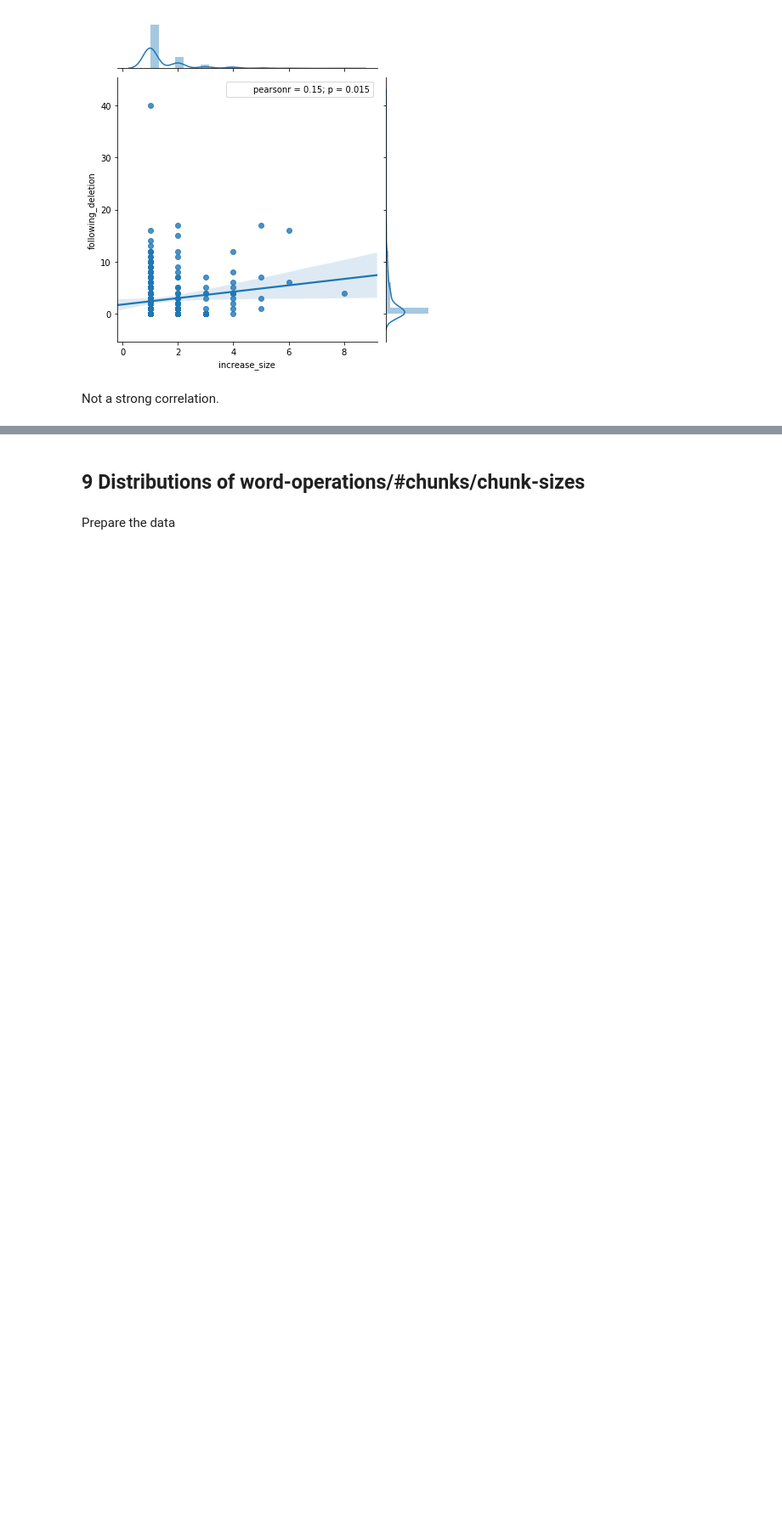
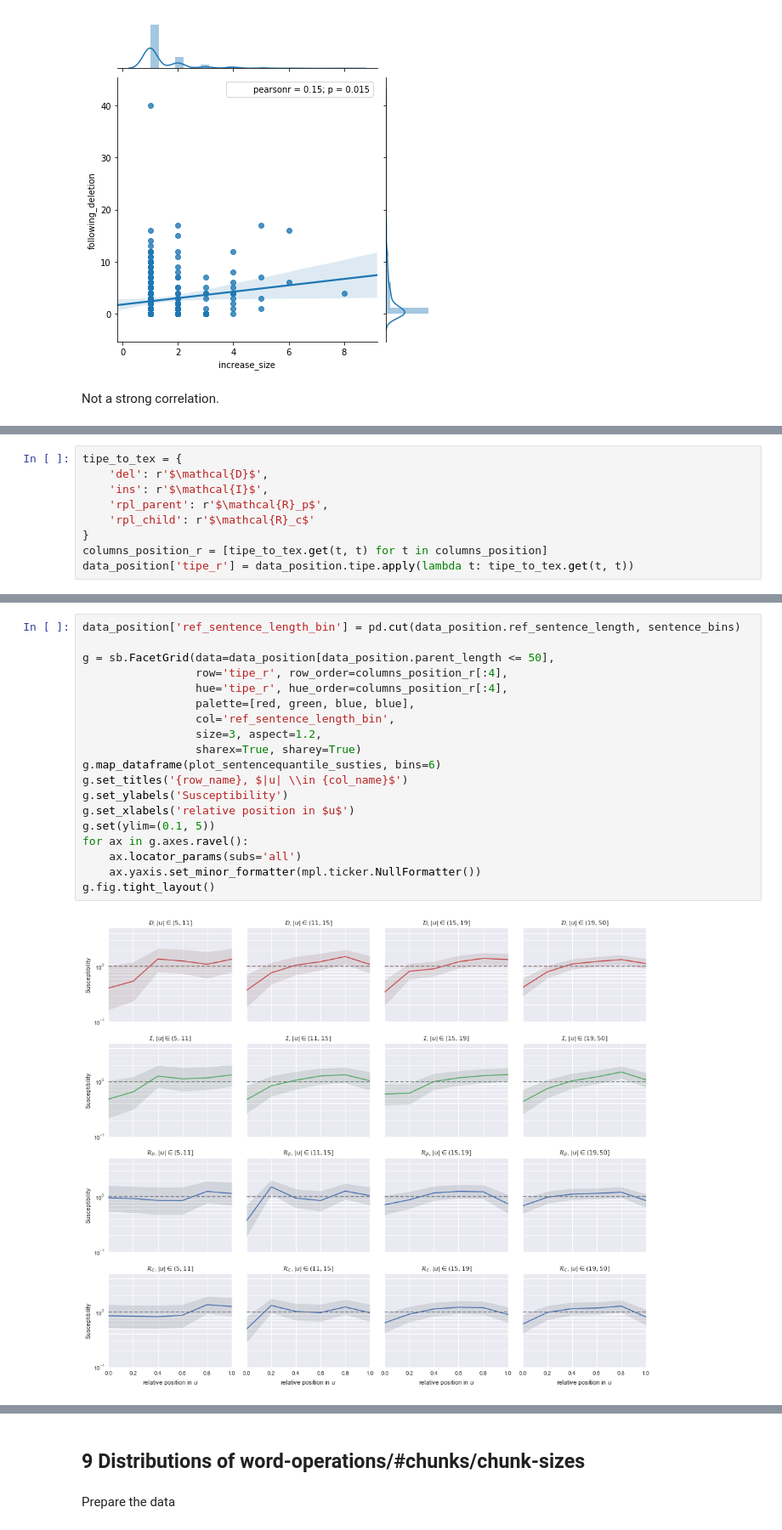
Before and after one commit to interpretation-experiment/analysis, a Jupyter notebook: notebooks/exp_3/model_exploration.ipynb, the cells around one changed output, grey strips where cells are left out. Shown at 85% size. Drawn from its saved outputs; the diff is of its cells as text; blank space fills up the shorter version.

```diff
--- a/notebooks/exp_3/model_exploration.ipynb
+++ b/notebooks/exp_3/model_exploration.ipynb
@@ -448,0 +521,9 @@ Not a strong correlation.
+# %%
+tipe_to_tex = {
+    'del': r'$\mathcal{D}$',
+    'ins': r'$\mathcal{I}$',
+    'rpl_parent': r'$\mathcal{R}_p$',
+    'rpl_child': r'$\mathcal{R}_c$'
+}
+columns_position_r = [tipe_to_tex.get(t, t) for t in columns_position]
+data_position['tipe_r'] = data_position.tipe.apply(lambda t: tipe_to_tex.get(t, t))
@@ -448,0 +606,21 @@ Not a strong correlation.
+# %%
+data_position['ref_sentence_length_bin'] = pd.cut(data_position.ref_sentence_length, sentence_bins)
+
+g = sb.FacetGrid(data=data_position[data_position.parent_length <= 50],
+                 row='tipe_r', row_order=columns_position_r[:4],
+                 hue='tipe_r', hue_order=columns_position_r[:4],
+                 palette=[red, green, blue, blue],
+                 col='ref_sentence_length_bin',
+                 size=3, aspect=1.2,
+                 sharex=True, sharey=True)
+g.map_dataframe(plot_sentencequantile_susties, bins=6)
+g.set_titles('{row_name}, $|u| \\in {col_name}$')
+g.set_ylabels('Susceptibility')
+g.set_xlabels('relative position in $u$')
+g.set(ylim=(0.1, 5))
+for ax in g.axes.ravel():
+    ax.locator_params(subs='all')
+    ax.yaxis.set_minor_formatter(mpl.ticker.NullFormatter())
+g.fig.tight_layout()
+# %% [output]
+[figure, added]
```
Also changed, not shown: parts of 33 cells of this notebook, 5 other files.
